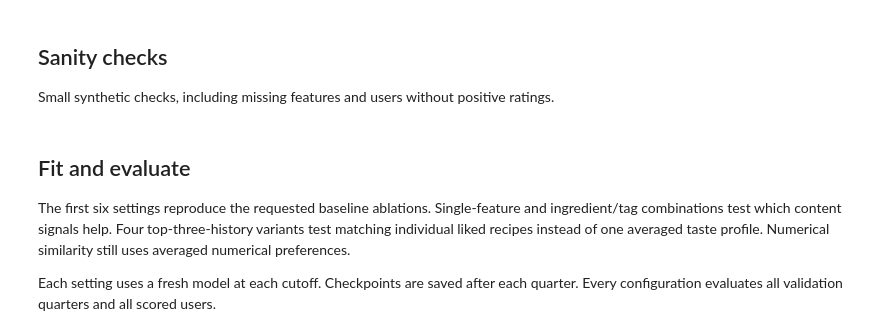
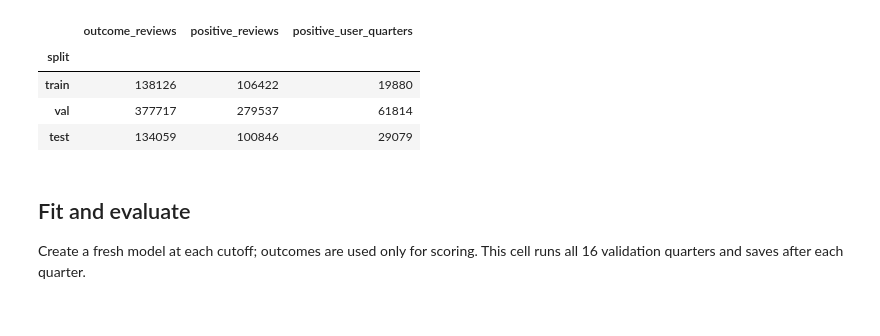
Before and after one commit to mihikabairathi/ml_in_practice_project, a Jupyter notebook: notebooks/rolling_embedding.ipynb, the cells around one changed output. Drawn from its saved outputs; the diff is of its cells as text; code cells hidden in the pictures.

Commit message:
train and non train versions

```diff
--- a/notebooks/rolling_embedding.ipynb
+++ b/notebooks/rolling_embedding.ipynb
@@ -44,4 +22,0 @@ list(experiments)
-# %% [markdown]
-## Sanity checks
-
-Small synthetic checks, including missing features and users without positive ratings.
@@ -109,7 +23,25 @@ else:
-# %% [markdown]
-## Fit and evaluate
-
-The first six settings reproduce the requested baseline ablations. Single-feature and ingredient/tag combinations test which content signals help. Four top-three-history variants test matching individual liked recipes instead of one averaged taste profile. Numerical similarity still uses averaged numerical preferences.
-
-Each setting uses a fresh model at each cutoff. Checkpoints are saved after each quarter. Every configuration evaluates all validation quarters and all scored users.
+# %%
+splits = RollingSplits()
+split = "val"
+model_kwargs = dict(method="centered", n_candidates=1000)
+embeddings = load_embeddings()
+eval_quarters = splits.evaluation_quarters(split)
+assert len(eval_quarters) == 16
+assert np.array_equal(embeddings["id"], splits.recipes.sort_values("id").id.to_numpy())
+output = SPLIT_DIR / f"embedding_{model_kwargs['method']}_{model_kwargs['n_candidates']}_{split}.csv"
+
+splits.windows.groupby("split", sort=False)[
+    ["outcome_reviews", "positive_reviews", "positive_users"]
+].sum().rename(columns={"positive_users": "positive_user_quarters"})
+# %% [output]
+|  | outcome_reviews | positive_reviews | positive_user_quarters |
+| split |  |  |  |
+| train | 138126 | 106422 | 19880 |
+| val | 377717 | 279537 | 61814 |
+| test | 134059 | 100846 | 29079 |
+# %% [markdown]
+## Fit and evaluate
+
+Create a fresh model at each cutoff; outcomes are used only for scoring.
+This cell runs all 16 validation quarters and saves after each quarter.
 # %%
```
Also changed, not shown: parts of 15 cells of this notebook, 5 other files.
